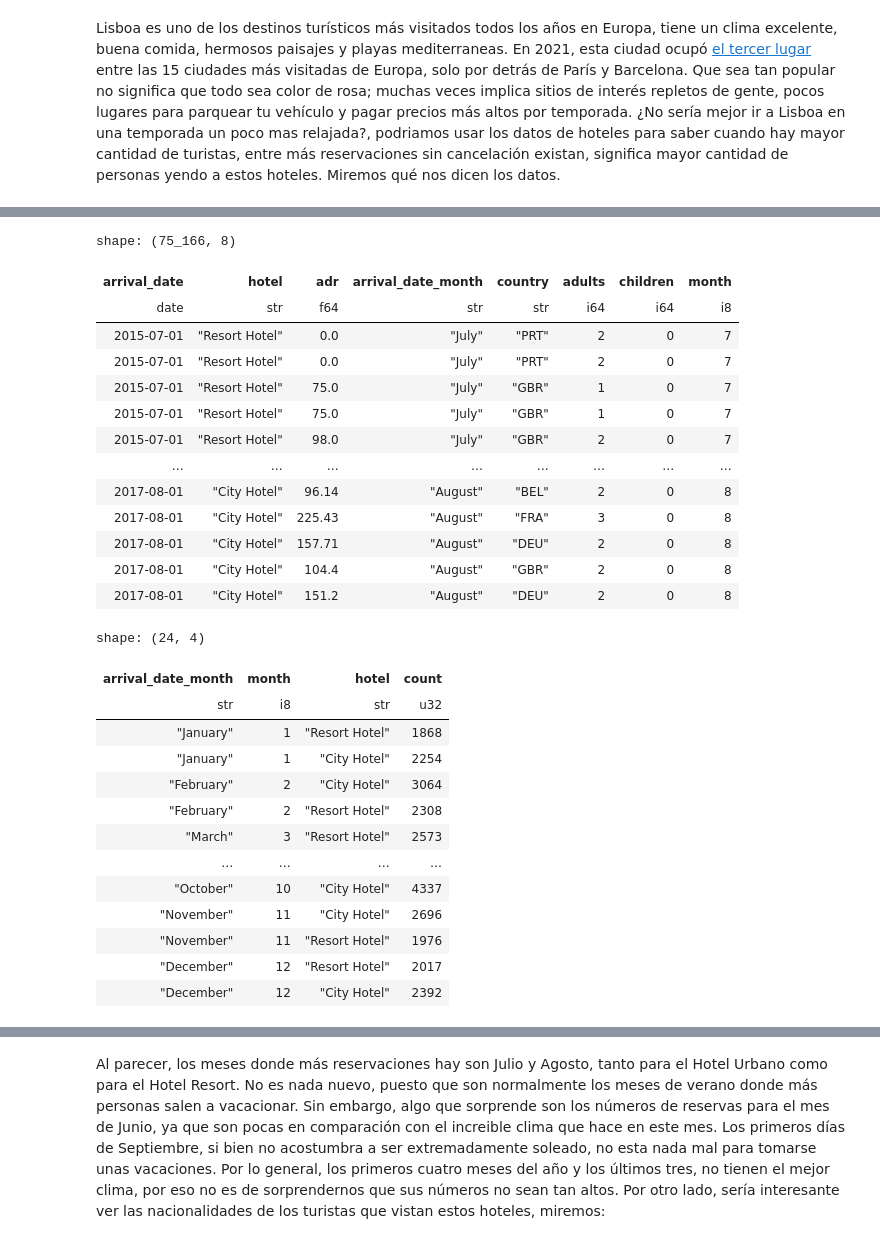
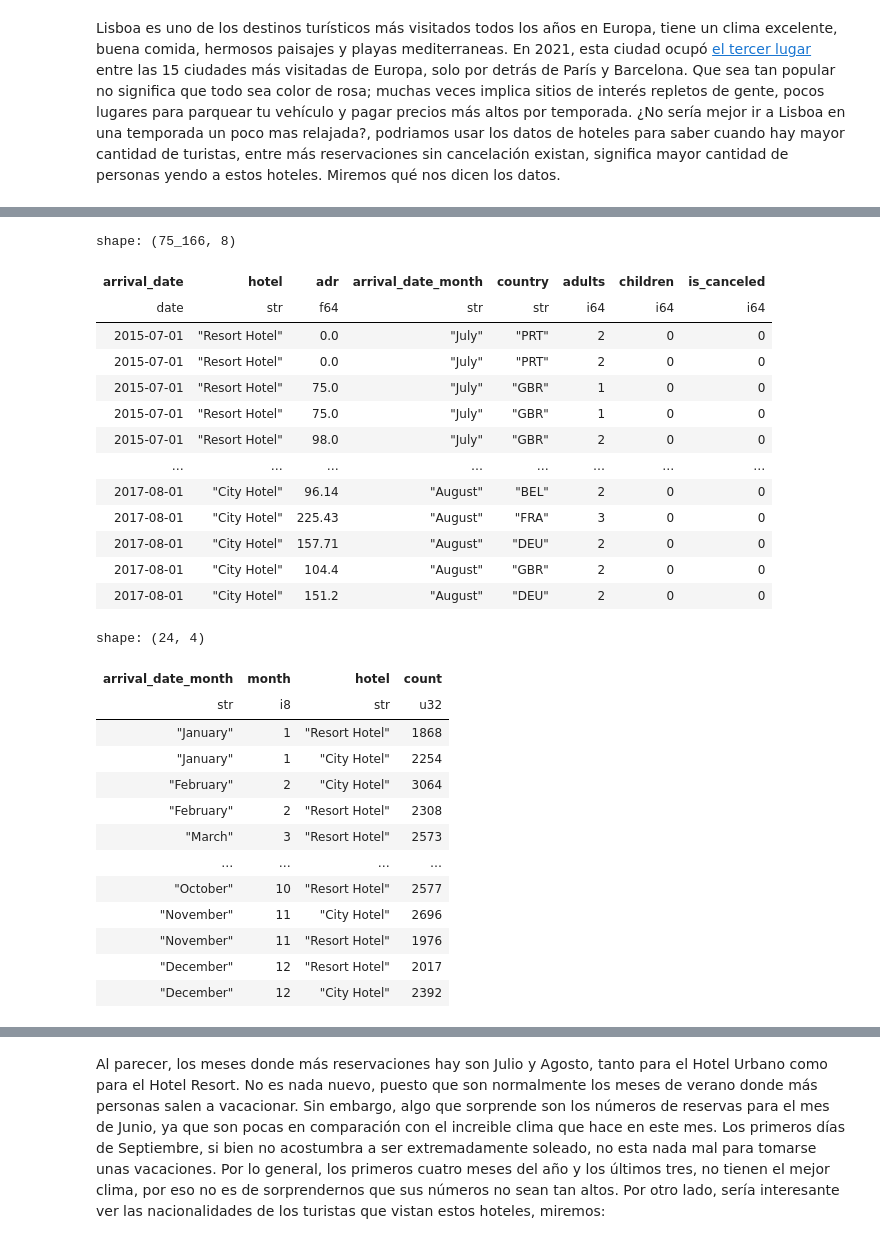
Before and after one commit to CarMoreno/carmoreno.github.io, a Jupyter notebook: _notebooks/2025-05-11-Data-storytelling-datos-hotel-ploty-python.ipynb, the cells around one changed output, grey strips where cells are left out. Drawn from its saved outputs; the diff is of its cells as text; code cells hidden in the pictures.

Commit message:
[carlosm] Advance is_canceled process

```diff
--- a/_notebooks/2025-05-11-Data-storytelling-datos-hotel-ploty-python.ipynb
+++ b/_notebooks/2025-05-11-Data-storytelling-datos-hotel-ploty-python.ipynb
@@ -35,8 +43,10 @@ Lisboa es uno de los destinos turísticos más visitados todos los años en Euro
 # %%
-import polars as pl
-import pandas as pd
-import numpy as np
-import plotly.express as px
-import plotly.graph_objects as go
 reservas = pl.read_csv("/Users/carlosm/Documents/MDS/4th Semester/Viusalizacion/PEC3/hotel_bookings.csv", null_values=["NA"])
-reservas
+reservas = reservas.with_columns(
+    pl.concat_str(
+        pl.col("arrival_date_year"),
+        pl.col("arrival_date_month"),
+        pl.lit(1),
+        separator="-"
+    ).str.strptime(pl.Date, "%Y-%B-%d").alias("arrival_date")
+)
@@ -58,35 +53,25 @@ shape: (119_390, 32)
 # %%
 reservas_por_mes = (
     reservas
         .filter(pl.col("is_canceled") == 0)
-        .select(
-            pl.concat_str(
-                pl.col("arrival_date_year"),
-                pl.col("arrival_date_month"),
-                pl.lit(1),
-                separator="-"
-            ).str.strptime(pl.Date, "%Y-%B-%d").alias("arrival_date"),
-            "hotel", "adr", "arrival_date_month", "country", "adults", "children")
-        .with_columns(
-            pl.col("arrival_date").dt.month().alias("month"),
-        )
+        .select("arrival_date", "hotel", "adr", "arrival_date_month", "country", "adults", "children", "is_canceled")
 )
 reservas_por_mes
 # %% [output]
 shape: (75_166, 8)
-| arrival_date | hotel | adr | arrival_date_month | country | adults | children | month |
-| date | str | f64 | str | str | i64 | i64 | i8 |
-| 2015-07-01 | "Resort Hotel" | 0.0 | "July" | "PRT" | 2 | 0 | 7 |
-| 2015-07-01 | "Resort Hotel" | 0.0 | "July" | "PRT" | 2 | 0 | 7 |
-| 2015-07-01 | "Resort Hotel" | 75.0 | "July" | "GBR" | 1 | 0 | 7 |
-| 2015-07-01 | "Resort Hotel" | 75.0 | "July" | "GBR" | 1 | 0 | 7 |
-| 2015-07-01 | "Resort Hotel" | 98.0 | "July" | "GBR" | 2 | 0 | 7 |
+| arrival_date | hotel | adr | arrival_date_month | country | adults | children | is_canceled |
+| date | str | f64 | str | str | i64 | i64 | i64 |
+| 2015-07-01 | "Resort Hotel" | 0.0 | "July" | "PRT" | 2 | 0 | 0 |
+| 2015-07-01 | "Resort Hotel" | 0.0 | "July" | "PRT" | 2 | 0 | 0 |
+| 2015-07-01 | "Resort Hotel" | 75.0 | "July" | "GBR" | 1 | 0 | 0 |
+| 2015-07-01 | "Resort Hotel" | 75.0 | "July" | "GBR" | 1 | 0 | 0 |
+| 2015-07-01 | "Resort Hotel" | 98.0 | "July" | "GBR" | 2 | 0 | 0 |
 | … | … | … | … | … | … | … | … |
-| 2017-08-01 | "City Hotel" | 96.14 | "August" | "BEL" | 2 | 0 | 8 |
-| 2017-08-01 | "City Hotel" | 225.43 | "August" | "FRA" | 3 | 0 | 8 |
-| 2017-08-01 | "City Hotel" | 157.71 | "August" | "DEU" | 2 | 0 | 8 |
-| 2017-08-01 | "City Hotel" | 104.4 | "August" | "GBR" | 2 | 0 | 8 |
-| 2017-08-01 | "City Hotel" | 151.2 | "August" | "DEU" | 2 | 0 | 8 |
+| 2017-08-01 | "City Hotel" | 96.14 | "August" | "BEL" | 2 | 0 | 0 |
+| 2017-08-01 | "City Hotel" | 225.43 | "August" | "FRA" | 3 | 0 | 0 |
+| 2017-08-01 | "City Hotel" | 157.71 | "August" | "DEU" | 2 | 0 | 0 |
+| 2017-08-01 | "City Hotel" | 104.4 | "August" | "GBR" | 2 | 0 | 0 |
+| 2017-08-01 | "City Hotel" | 151.2 | "August" | "DEU" | 2 | 0 | 0 |
 # %%
 numero_reservas_por_mes = (
     reservas_por_mes
@@ -107,7 +92,7 @@ shape: (24, 4)
 | "February" | 2 | "Resort Hotel" | 2308 |
 | "March" | 3 | "Resort Hotel" | 2573 |
 | … | … | … | … |
-| "October" | 10 | "City Hotel" | 4337 |
+| "October" | 10 | "Resort Hotel" | 2577 |
 | "November" | 11 | "City Hotel" | 2696 |
 | "November" | 11 | "Resort Hotel" | 1976 |
 | "December" | 12 | "Resort Hotel" | 2017 |
```
Also changed, not shown: parts of 22 cells of this notebook, 2 other files.
